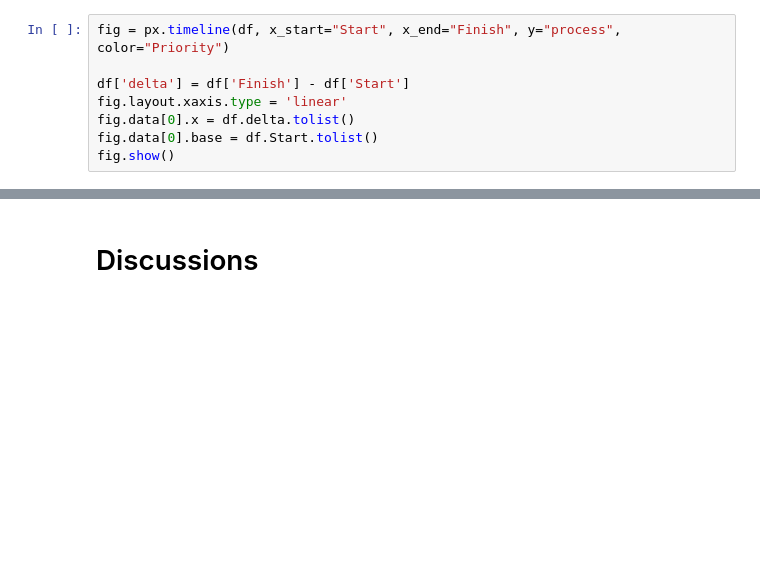
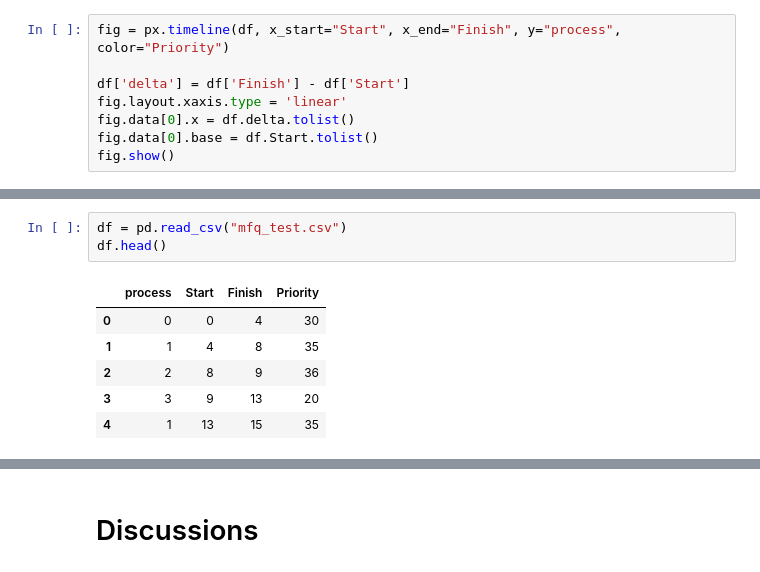
Before and after one commit to al-jisal/CS337-OperatingSystems, a Jupyter notebook: Project02/Scheduling_Analyses2.ipynb, the cells around one changed output, grey strips where cells are left out. Saved outputs shown, nothing was run; the diff lists cells and outputs as text; blank space fills up the shorter version.

```diff
--- a/Project02/Scheduling_Analyses2.ipynb
+++ b/Project02/Scheduling_Analyses2.ipynb
@@ -139,0 +257,10 @@ fig.show()
+# %%
+df = pd.read_csv("mfq_test.csv")
+df.head()
+# %% [output]
+|  | process | Start | Finish | Priority |
+| 0 | 0 | 0 | 4 | 30 |
+| 1 | 1 | 4 | 8 | 35 |
+| 2 | 2 | 8 | 9 | 36 |
+| 3 | 3 | 9 | 13 | 20 |
+| 4 | 1 | 13 | 15 | 35 |
```
Also changed, not shown: parts of 19 cells of this notebook.
